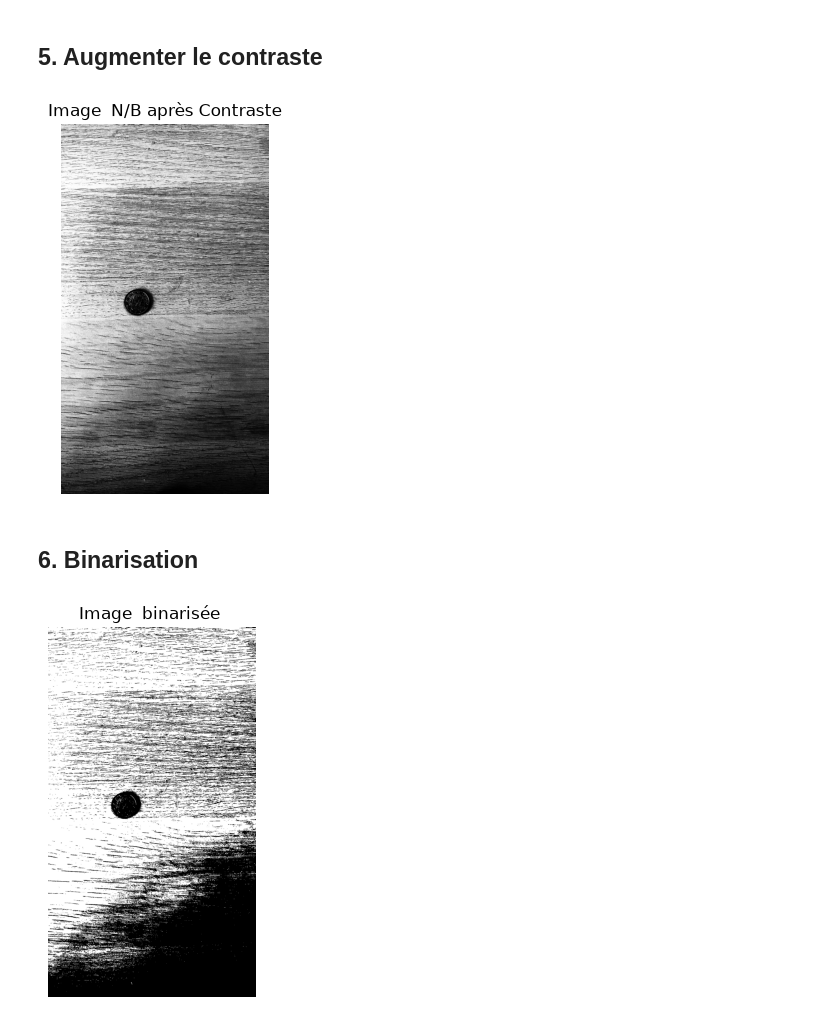
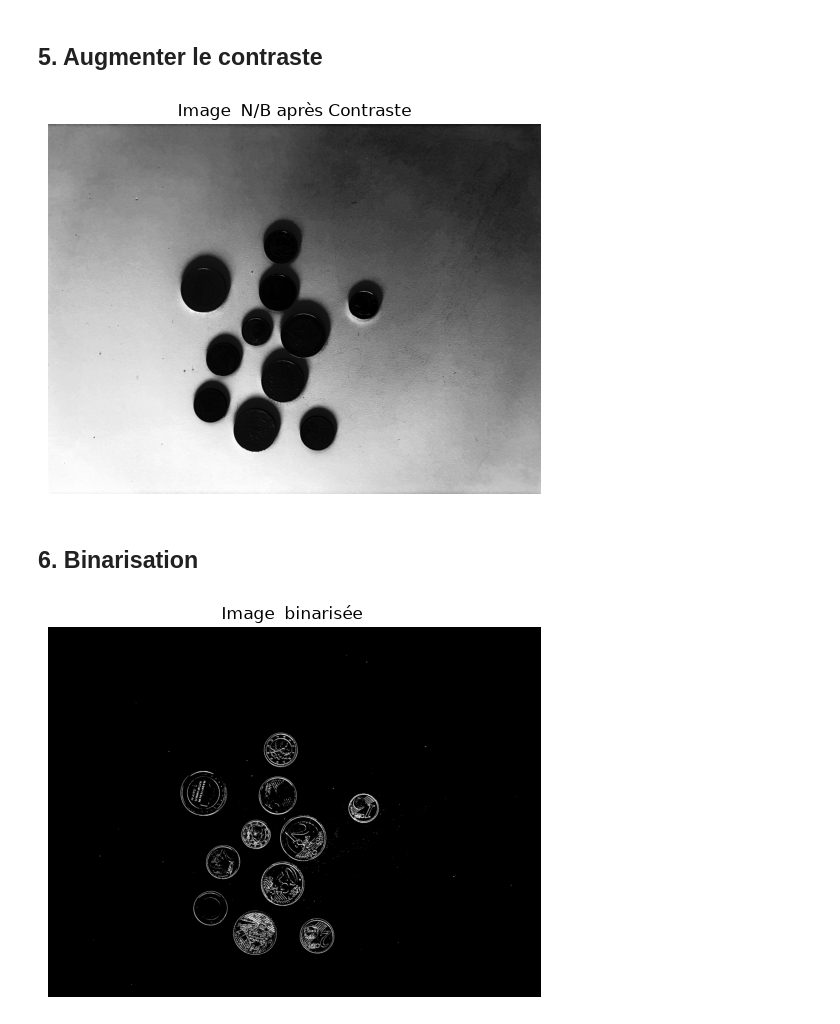
Before and after one commit to GraindeRiz/signaux_monnaie, a Jupyter notebook: main.ipynb, the cells around one changed output. Drawn from its saved outputs; the diff is of its cells as text; code cells hidden in the pictures.

```diff
--- a/main.ipynb
+++ b/main.ipynb
@@ -8,7 +8,7 @@ Le principe est : une fonction reçoit une image, fait une étape, puis la **ren
 from pathlib import Path
 import matplotlib.pyplot as plt
 
-chemin_photo = Path("images_test/euro-9.jpeg")
+chemin_photo = Path("images_test/euro-61.jpeg")
 image_originale = plt.imread(chemin_photo)
 
 plt.imshow(image_originale)
@@ -68,14 +68,14 @@ plt.imshow(image_contrastee,cmap="gray");
 plt.title("Image  N/B après Contraste");
 plt.axis("off");
 # %% [output]
-[figure, old version]
+[figure, new version]
 # %% [markdown]
 ## 6. Binarisation
 # %%
 from modules.binarisation import img_binarisee
 img_binarize = img_binarisee(image_grise)
-plt.imshow(img_binarize,cmap="gray");
-plt.title("Image  binarisée ");
+plt.imshow(img_binarize);
+plt.title("Image  binarisée");
 plt.axis("off");
 # %% [output]
-[figure, old version]
+[figure, new version]
```
Also changed, not shown: parts of 4 cells of this notebook, 1 other file.
